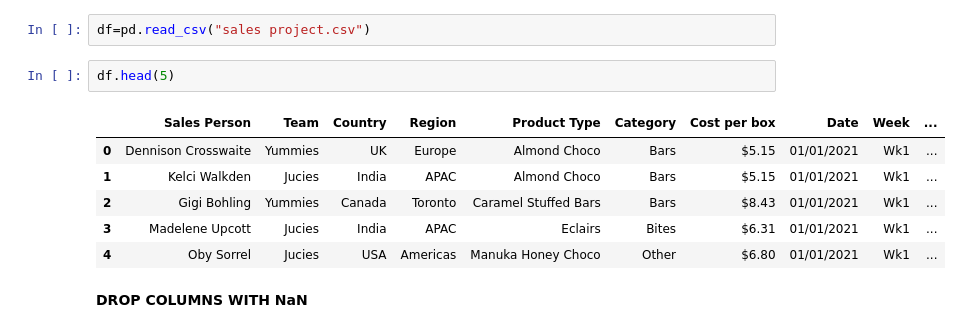
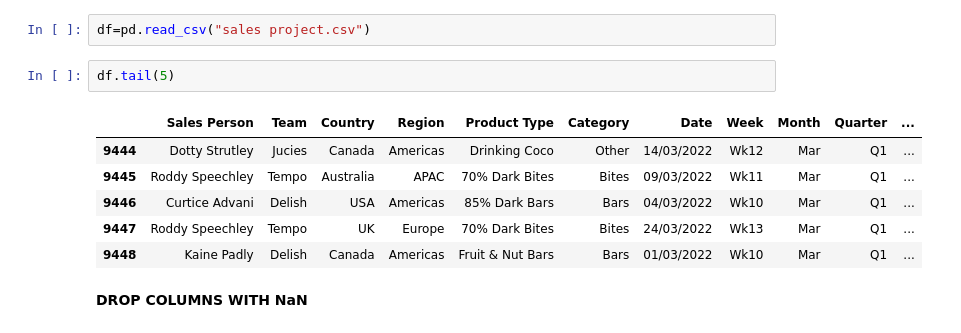
Before and after one commit to Lenida-Daniels/Sales-Analysis, a Jupyter notebook: sales_analysis.ipynb, the cells around one changed output. Cells and saved outputs as stored; diff of their text form.

```diff
--- a/sales_analysis.ipynb
+++ b/sales_analysis.ipynb
@@ -18,14 +21,14 @@ import seaborn as sns
 # %%
 df=pd.read_csv("sales project.csv")
 # %%
-df.head(5)
+df.tail(5)
 # %% [output]
-|  | Sales Person | Team | Country | Region | Product Type | Category | Cost per box | Date | Week | ... |
-| 0 | Dennison Crosswaite | Yummies | UK | Europe | Almond Choco | Bars | $5.15 | 01/01/2021 | Wk1 | ... |
-| 1 | Kelci Walkden | Jucies | India | APAC | Almond Choco | Bars | $5.15 | 01/01/2021 | Wk1 | ... |
-| 2 | Gigi Bohling | Yummies | Canada | Toronto | Caramel Stuffed Bars | Bars | $8.43 | 01/01/2021 | Wk1 | ... |
-| 3 | Madelene Upcott | Jucies | India | APAC | Eclairs | Bites | $6.31 | 01/01/2021 | Wk1 | ... |
-| 4 | Oby Sorrel | Jucies | USA | Americas | Manuka Honey Choco | Other | $6.80 | 01/01/2021 | Wk1 | ... |
+|  | Sales Person | Team | Country | Region | Product Type | Category | Date | Week | Month | Quarter | ... |
+| 9444 | Dotty Strutley | Jucies | Canada | Americas | Drinking Coco | Other | 14/03/2022 | Wk12 | Mar | Q1 | ... |
+| 9445 | Roddy Speechley | Tempo | Australia | APAC | 70% Dark Bites | Bites | 09/03/2022 | Wk11 | Mar | Q1 | ... |
+| 9446 | Curtice Advani | Delish | USA | Americas | 85% Dark Bars | Bars | 04/03/2022 | Wk10 | Mar | Q1 | ... |
+| 9447 | Roddy Speechley | Tempo | UK | Europe | 70% Dark Bites | Bites | 24/03/2022 | Wk13 | Mar | Q1 | ... |
+| 9448 | Kaine Padly | Delish | Canada | Americas | Fruit & Nut Bars | Bars | 01/03/2022 | Wk10 | Mar | Q1 | ... |
 # %% [markdown]
 **DROP COLUMNS WITH NaN**
 # %%
```
Also changed, not shown: parts of 33 cells of this notebook.
